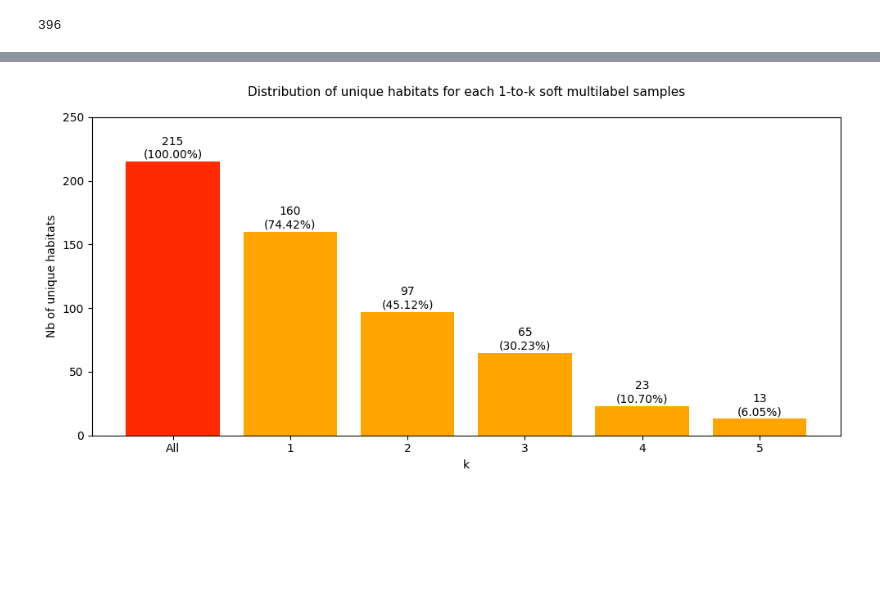
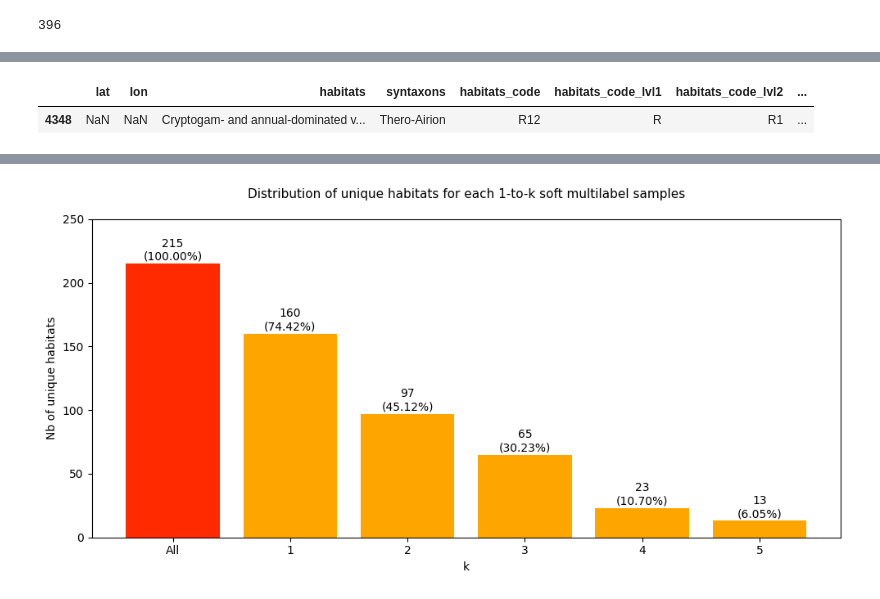
Before and after one commit to plantnet/malpolon, a Jupyter notebook: examples/custom_train/multiscale_jrc/dataset/habitats_gpn25_eva/FloraVeg/Pre-processing.ipynb, the cells around one changed output, grey strips where cells are left out. Saved outputs shown, nothing was run; the diff lists cells and outputs as text; code cells hidden in the pictures; blank space fills up the shorter version.

```diff
--- a/examples/custom_train/multiscale_jrc/dataset/habitats_gpn25_eva/FloraVeg/Pre-processing.ipynb
+++ b/examples/custom_train/multiscale_jrc/dataset/habitats_gpn25_eva/FloraVeg/Pre-processing.ipynb
@@ -235 +324,9 @@ FloraVeg registers a total of 396 possible habitats. Of which, 336 are of level-
+# %%
+df_occurrences_merged[['lat', 'lon', 'habitats', 'syntaxons',
+       'habitats_code', 'habitats_code_lvl1', 'habitats_code_lvl2', 'habitats_code_lvl3',
+       'habitats_code_lvl4', 'habitats_code_ID_lvl1', 'habitats_code_ID_lvl2',
+       'habitats_code_ID_lvl3', 'habitats_code_ID_lvl4', 'habitats_code_ID']].sample()
+# %% [output]
+|  | lat | lon | habitats | syntaxons | habitats_code | habitats_code_lvl1 | habitats_code_lvl2 | ... |
+| 4348 | NaN | NaN | Cryptogam- and annual-dominated v... | Thero-Airion | R12 | R | R1 | ... |
 # %%
```
Also changed, not shown: parts of 18 cells of this notebook, 6 other files.
